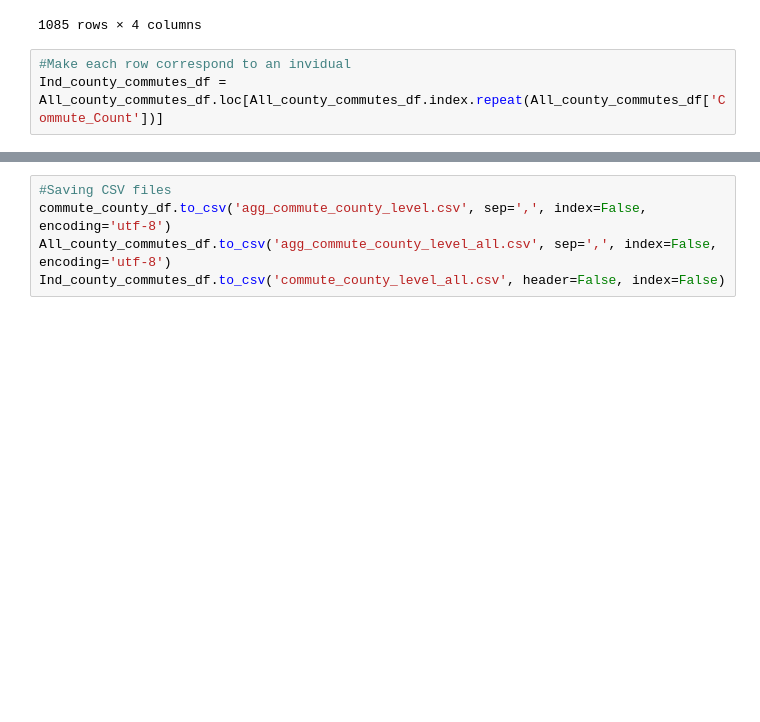
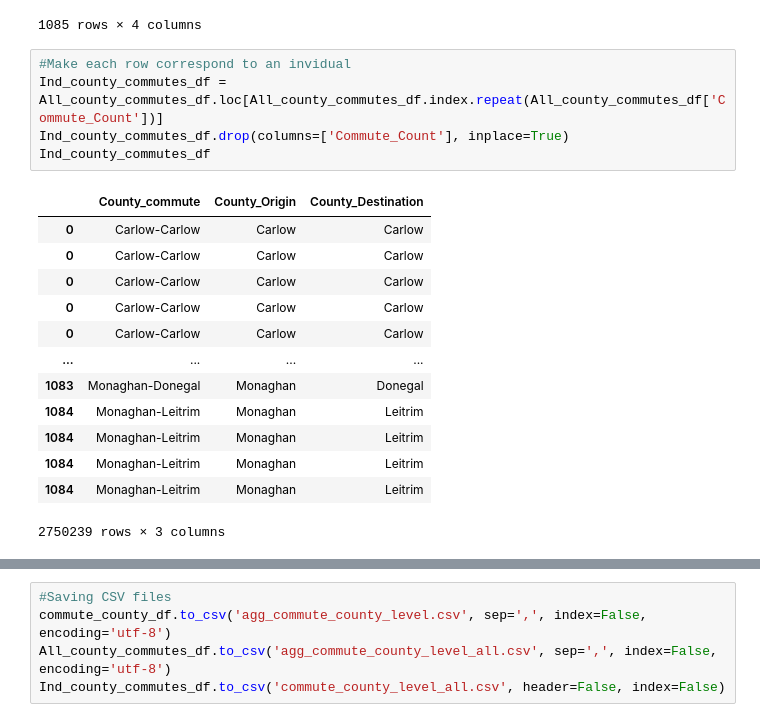
Before and after one commit to avalouisefinnegan/Thesis_DP, a Jupyter notebook: communting data.ipynb, the cells around one changed output, grey strips where cells are left out. Cells and saved outputs as stored; diff of their text form; blank space fills up the shorter version.

Commit message:
Dropped Count for individual dataset

```diff
--- a/communting data.ipynb
+++ b/communting data.ipynb
@@ -147,3 +147,19 @@ All_county_commutes_df
 # %%
 #Make each row correspond to an invidual
 Ind_county_commutes_df = All_county_commutes_df.loc[All_county_commutes_df.index.repeat(All_county_commutes_df['Commute_Count'])]
+Ind_county_commutes_df.drop(columns=['Commute_Count'], inplace=True)
+Ind_county_commutes_df
+# %% [output]
+|  | County_commute | County_Origin | County_Destination |
+| 0 | Carlow-Carlow | Carlow | Carlow |
+| 0 | Carlow-Carlow | Carlow | Carlow |
+| 0 | Carlow-Carlow | Carlow | Carlow |
+| 0 | Carlow-Carlow | Carlow | Carlow |
+| 0 | Carlow-Carlow | Carlow | Carlow |
+| ... | ... | ... | ... |
+| 1083 | Monaghan-Donegal | Monaghan | Donegal |
+| 1084 | Monaghan-Leitrim | Monaghan | Leitrim |
+| 1084 | Monaghan-Leitrim | Monaghan | Leitrim |
+| 1084 | Monaghan-Leitrim | Monaghan | Leitrim |
+| 1084 | Monaghan-Leitrim | Monaghan | Leitrim |
+2750239 rows × 3 columns
```
Also changed, not shown: parts of 3 cells of this notebook.
